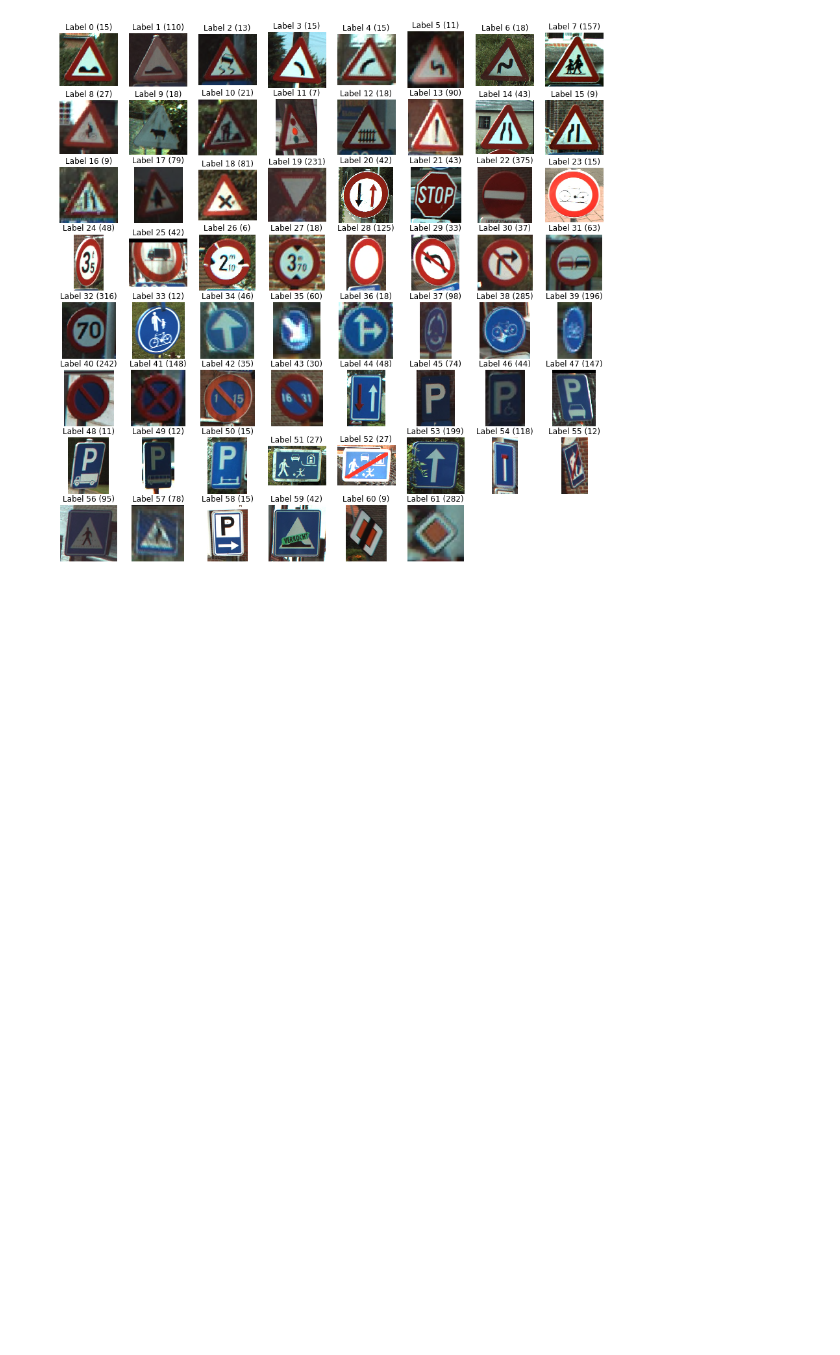
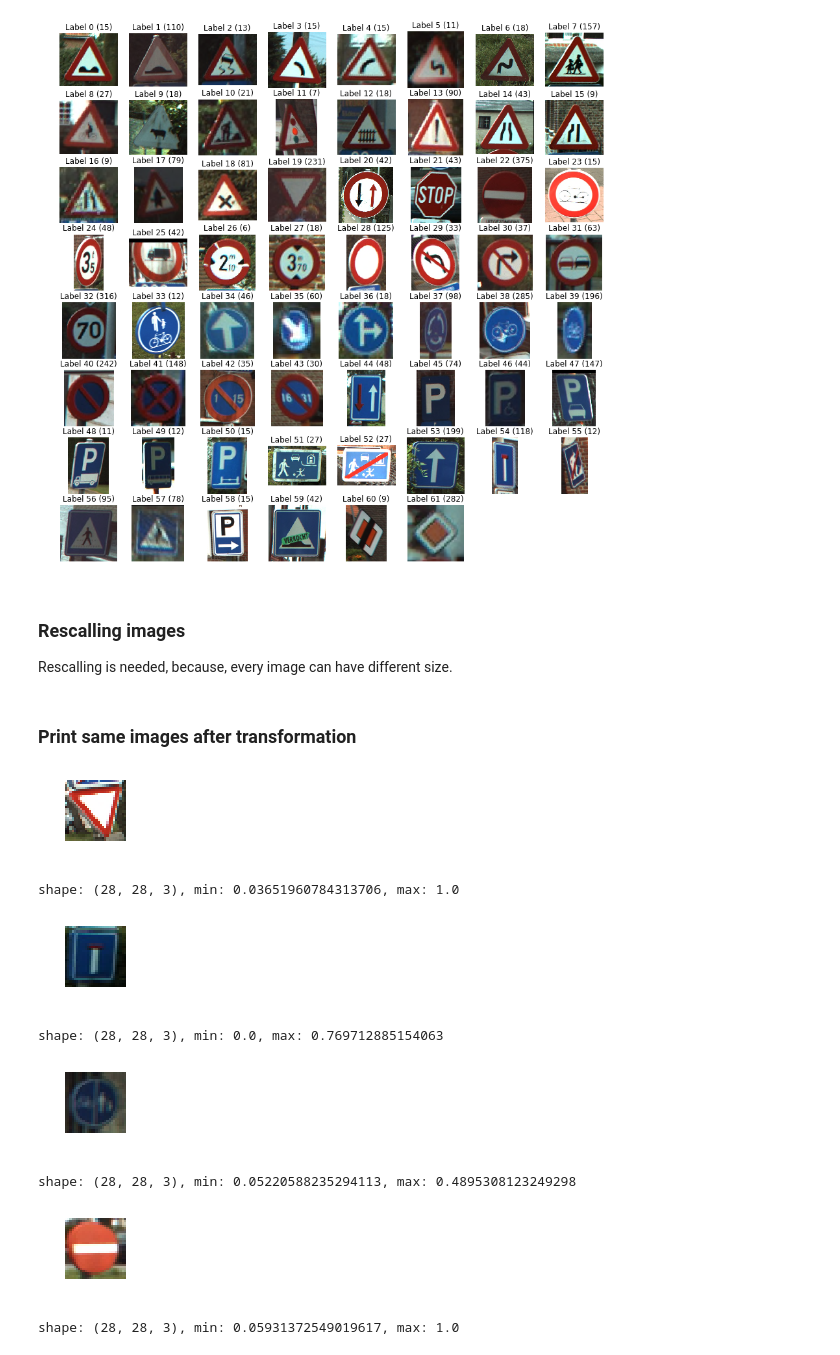
Before and after one commit to subhojit-mukherjee/tensorflow_tryout, a Jupyter notebook: Tensorflow_triage.ipynb, the cells around one changed output. Drawn from its saved outputs; the diff is of its cells as text; code cells hidden in the pictures; blank space fills up the shorter version.

```diff
--- a/Tensorflow_triage.ipynb
+++ b/Tensorflow_triage.ipynb
@@ -12,3 +14,5 @@ import random
+# %%
+RESCALE_PIXEL = 28
 # %% [markdown]
 ### Data loader method
 # %%
@@ -206,3 +210,34 @@ for label in unique_labels:
 plt.show()
 # %% [output]
 [figure]
+# %% [markdown]
+### Rescalling images
+Rescalling is needed, because, every image can have different size.
+# %%
+images32 = [transform.resize(image, (RESCALE_PIXEL, RESCALE_PIXEL)) for image in images]
+images32 = np.array(images32)
+# %% [markdown]
+### Print same images after transformation
+# %%
+# Determine the (random) indexes of the images
+traffic_signs = [100, 500, 1000, 3000]
+
+# Fill out the subplots with the random images and add shape, min and max values
+for i in range(len(traffic_signs)):
+    plt.subplot(1, 4, i+1)
+    plt.axis('off')
+    plt.imshow(images32[traffic_signs[i]])
+    plt.subplots_adjust(wspace=0.5)
+    plt.show()
+    print("shape: {0}, min: {1}, max: {2}".format(images32[traffic_signs[i]].shape,
+                                                  images32[traffic_signs[i]].min(),
+                                                  images32[traffic_signs[i]].max()))
+# %% [output]
+[figure, added]
+shape: (28, 28, 3), min: 0.03651960784313706, max: 1.0
+[figure, added]
+shape: (28, 28, 3), min: 0.0, max: 0.769712885154063
+[figure, added]
+shape: (28, 28, 3), min: 0.05220588235294113, max: 0.4895308123249298
+[figure, added]
+shape: (28, 28, 3), min: 0.05931372549019617, max: 1.0
```
Also changed, not shown: parts of 35 cells of this notebook.
